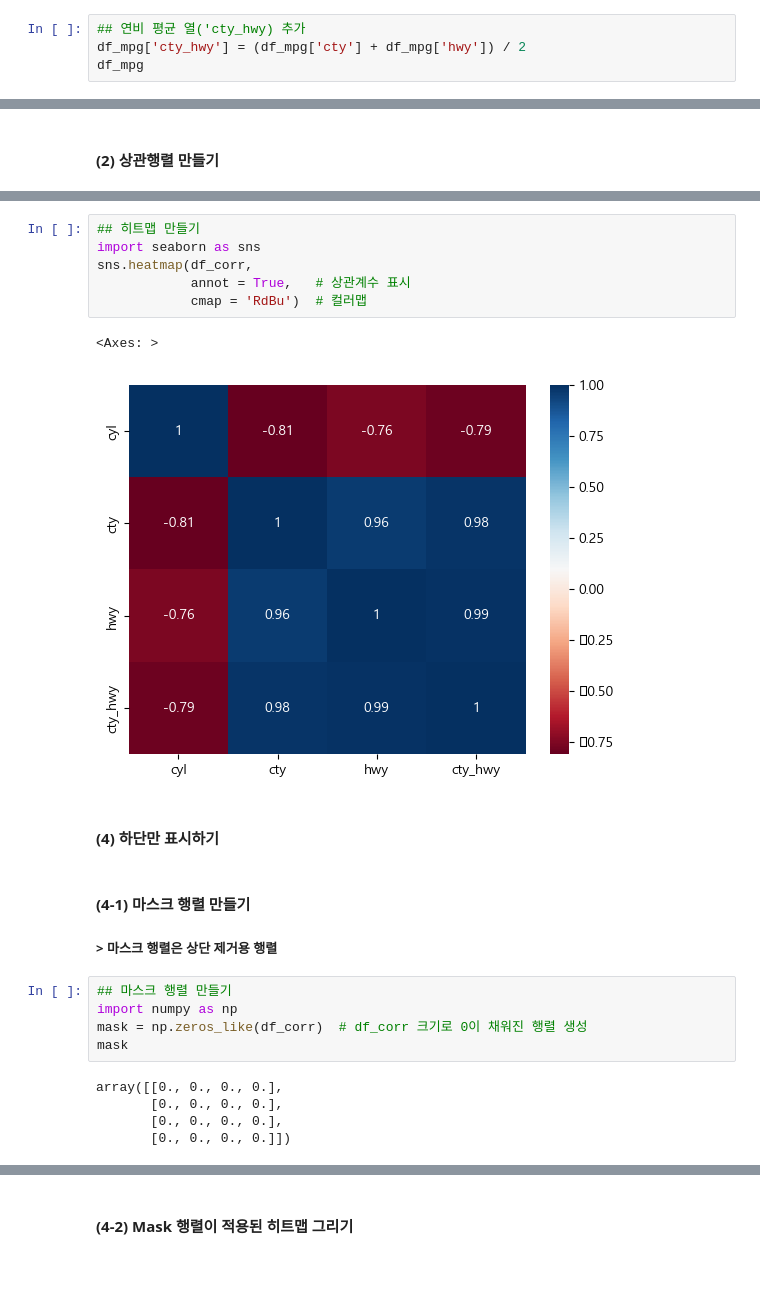
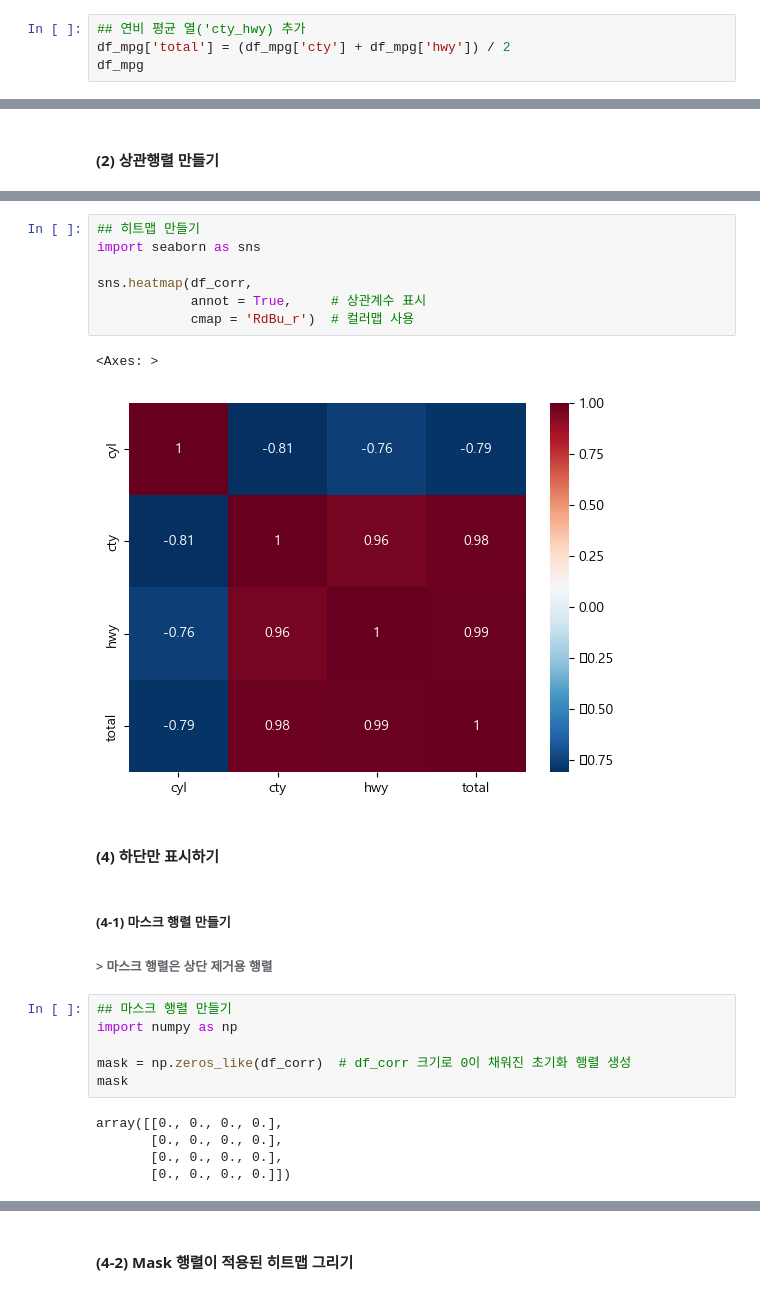
Before and after one commit to dndxor/BCDA, a Jupyter notebook: Ch08_Graph.ipynb, the cells around one changed output, grey strips where cells are left out. Cells and saved outputs as stored; diff of their text form.

```diff
--- a/Ch08_Graph.ipynb
+++ b/Ch08_Graph.ipynb
@@ -946,7 +1202,7 @@ df_mpg
 234 rows × 3 columns
 # %%
 ## 연비 평균 열('cty_hwy) 추가
-df_mpg['cty_hwy'] = (df_mpg['cty'] + df_mpg['hwy']) / 2
+df_mpg['total'] = (df_mpg['cty'] + df_mpg['hwy']) / 2
 df_mpg
 # %% [output]
 A value is trying to be set on a copy of a slice from a DataFrame.
@@ -1001,21 +1257,23 @@ df_corr
 # %%
 ## 히트맵 만들기
 import seaborn as sns
+
 sns.heatmap(df_corr,
-            annot = True,   # 상관계수 표시
-            cmap = 'RdBu')  # 컬러맵
+            annot = True,     # 상관계수 표시
+            cmap = 'RdBu_r')  # 컬러맵 사용
 # %% [output]
 <Axes: >
-[figure, old version]
+[figure, new version]
 # %% [markdown]
 #### (4) 하단만 표시하기
 # %% [markdown]
-#### (4-1) 마스크 행렬 만들기
-##### > 마스크 행렬은 상단 제거용 행렬
+##### (4-1) 마스크 행렬 만들기
+###### > 마스크 행렬은 상단 제거용 행렬
 # %%
 ## 마스크 행렬 만들기
 import numpy as np
-mask = np.zeros_like(df_corr)  # df_corr 크기로 0이 채워진 행렬 생성
+
+mask = np.zeros_like(df_corr)  # df_corr 크기로 0이 채워진 초기화 행렬 생성
 mask
 # %% [output]
 array([[0., 0., 0., 0.],
```
Also changed, not shown: parts of 147 cells of this notebook, 4 other files.
